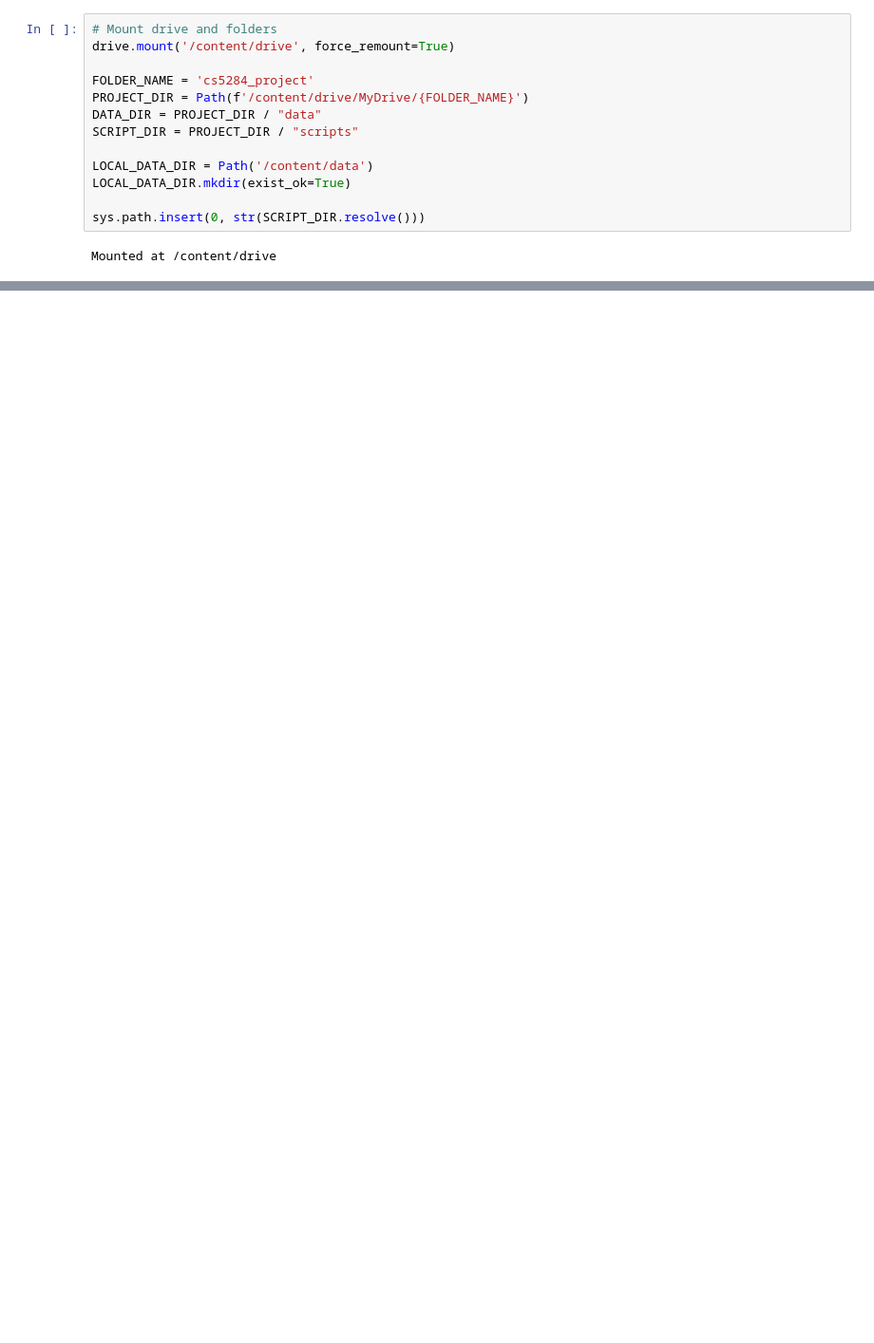
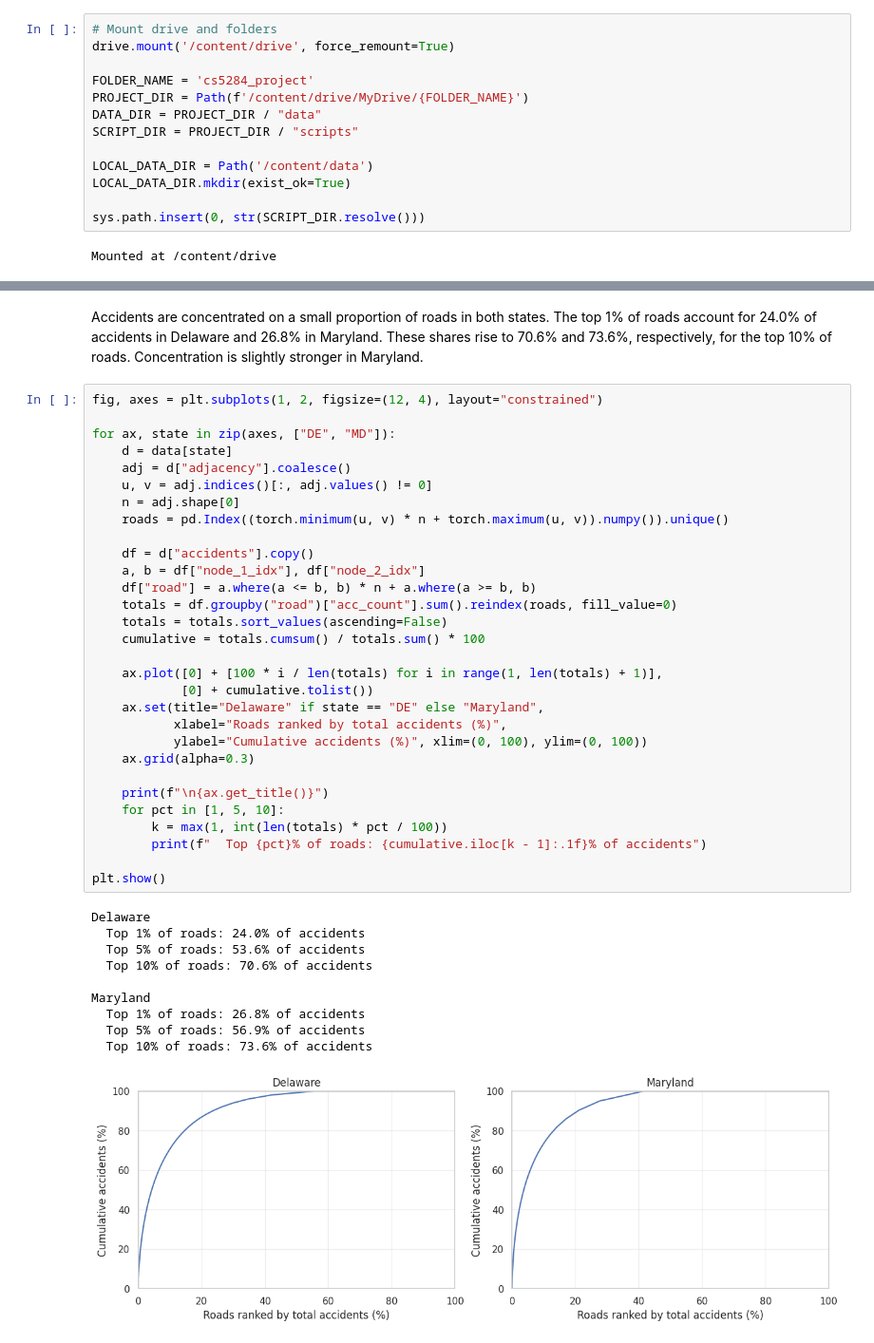
Before and after one commit to aaronteork/CS5284_GML, a Jupyter notebook: eda.ipynb, the cells around one changed output, grey strips where cells are left out. Shown at 95% size. Saved outputs shown, nothing was run; the diff lists cells and outputs as text; blank space fills up the shorter version.

```diff
--- a/eda.ipynb
+++ b/eda.ipynb
@@ -498,0 +480,43 @@ max -75.049863  39.839218
+# %% [markdown]
+Accidents are concentrated on a small proportion of roads in both states. The top 1% of roads account for 24.0% of accidents in Delaware and 26.8% in Maryland. These shares rise to 70.6% and 73.6%, respectively, for the top 10% of roads. Concentration is slightly stronger in Maryland.
+# %%
+fig, axes = plt.subplots(1, 2, figsize=(12, 4), layout="constrained")
+
+for ax, state in zip(axes, ["DE", "MD"]):
+    d = data[state]
+    adj = d["adjacency"].coalesce()
+    u, v = adj.indices()[:, adj.values() != 0]
+    n = adj.shape[0]
+    roads = pd.Index((torch.minimum(u, v) * n + torch.maximum(u, v)).numpy()).unique()
+
+    df = d["accidents"].copy()
+    a, b = df["node_1_idx"], df["node_2_idx"]
+    df["road"] = a.where(a <= b, b) * n + a.where(a >= b, b)
+    totals = df.groupby("road")["acc_count"].sum().reindex(roads, fill_value=0)
+    totals = totals.sort_values(ascending=False)
+    cumulative = totals.cumsum() / totals.sum() * 100
+
+    ax.plot([0] + [100 * i / len(totals) for i in range(1, len(totals) + 1)],
+            [0] + cumulative.tolist())
+    ax.set(title="Delaware" if state == "DE" else "Maryland",
+           xlabel="Roads ranked by total accidents (%)",
+           ylabel="Cumulative accidents (%)", xlim=(0, 100), ylim=(0, 100))
+    ax.grid(alpha=0.3)
+
+    print(f"\n{ax.get_title()}")
+    for pct in [1, 5, 10]:
+        k = max(1, int(len(totals) * pct / 100))
+        print(f"  Top {pct}% of roads: {cumulative.iloc[k - 1]:.1f}% of accidents")
+
+plt.show()
+# %% [output]
+Delaware
+  Top 1% of roads: 24.0% of accidents
+  Top 5% of roads: 53.6% of accidents
+  Top 10% of roads: 70.6% of accidents
+
+Maryland
+  Top 1% of roads: 26.8% of accidents
+  Top 5% of roads: 56.9% of accidents
+  Top 10% of roads: 73.6% of accidents
+[figure, added]
```
Also changed, not shown: parts of 44 cells of this notebook, 1 other file.
